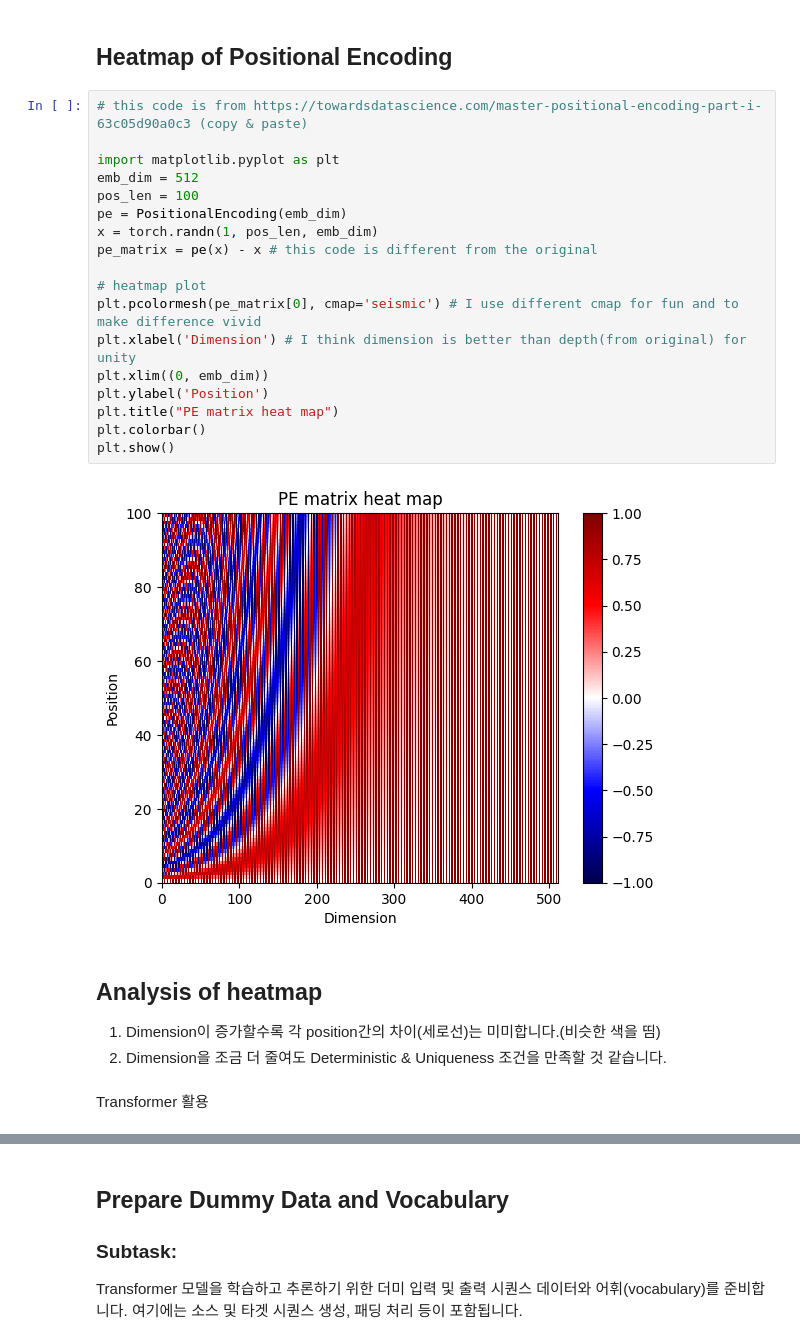
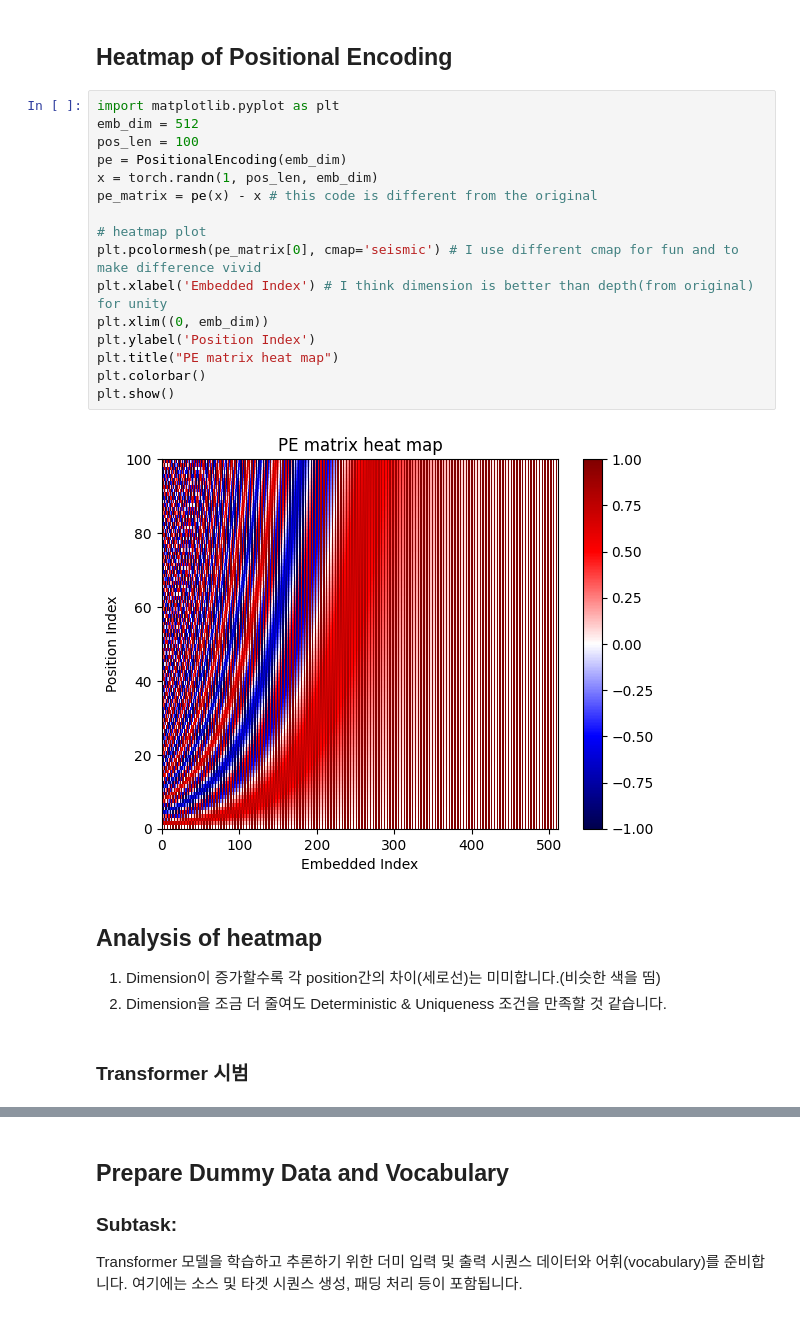
Before and after one commit to yeonsub/Learning_Material_for_Creation, a Jupyter notebook: Transformer_concept.ipynb, the cells around one changed output, grey strips where cells are left out. Cells and saved outputs as stored; diff of their text form.

```diff
--- a/Transformer_concept.ipynb
+++ b/Transformer_concept.ipynb
@@ -1167,31 +1156,29 @@ class PositionalEncoding(nn.Module):
 # %% [markdown]
 ## Heatmap of Positional Encoding
 # %%
-# this code is from https://towardsdatascience.com/master-positional-encoding-part-i-63c05d90a0c3 (copy & paste)
-
 import matplotlib.pyplot as plt
 emb_dim = 512
 pos_len = 100
 pe = PositionalEncoding(emb_dim)
 x = torch.randn(1, pos_len, emb_dim)
 pe_matrix = pe(x) - x # this code is different from the original
 
 # heatmap plot
 plt.pcolormesh(pe_matrix[0], cmap='seismic') # I use different cmap for fun and to make difference vivid
-plt.xlabel('Dimension') # I think dimension is better than depth(from original) for unity
+plt.xlabel('Embedded Index') # I think dimension is better than depth(from original) for unity
 plt.xlim((0, emb_dim))
-plt.ylabel('Position')
+plt.ylabel('Position Index')
 plt.title("PE matrix heat map")
 plt.colorbar()
 plt.show()
 # %% [output]
-[figure, old version]
+[figure, new version]
 # %% [markdown]
 ## Analysis of heatmap
 1) Dimension이 증가할수록 각 position간의 차이(세로선)는 미미합니다.(비슷한 색을 띰) <br>
 2) Dimension을 조금 더 줄여도 Deterministic & Uniqueness 조건을 만족할 것 같습니다.
-# %% [markdown]
-Transformer 활용
+# %% [markdown]
+### Transformer 시범
 # %%
 batch_size = 1
 n_layer=6
```
Also changed, not shown: parts of 21 cells of this notebook.
